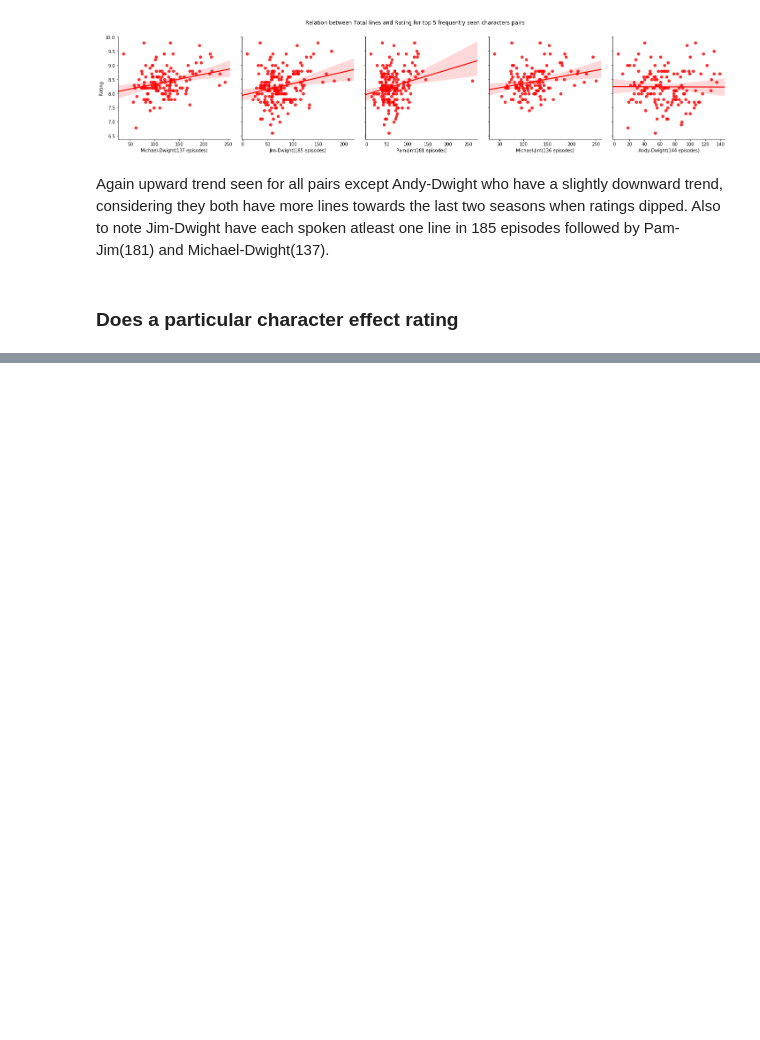
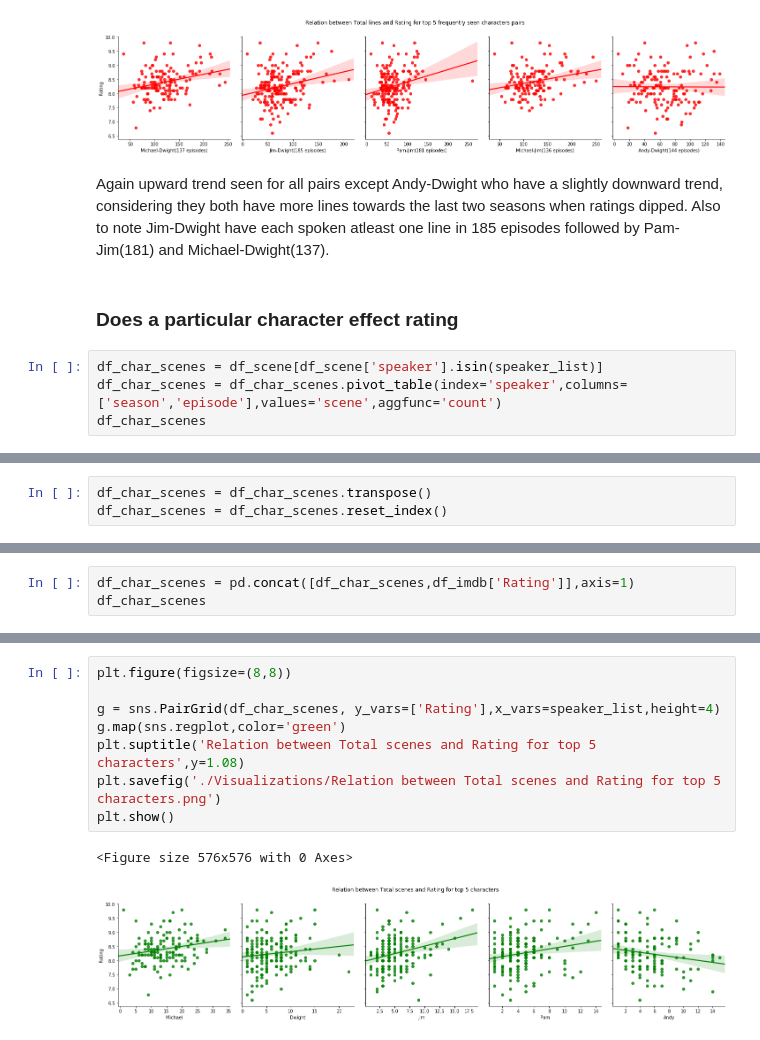
Before and after one commit to rameez471/The-Office-Dataset, a Jupyter notebook: EDA.ipynb, the cells around one changed output, grey strips where cells are left out. Drawn from its saved outputs; the diff is of its cells as text; blank space fills up the shorter version.

```diff
--- a/EDA.ipynb
+++ b/EDA.ipynb
@@ -1745,3 +1745,7 @@ plt.show()
 Again upward trend seen for all pairs except Andy-Dwight who have a slightly downward trend, considering they both have more lines towards the last two seasons when ratings dipped. Also to note Jim-Dwight have each spoken atleast one line in 185 episodes followed by Pam-Jim(181) and Michael-Dwight(137).
 # %% [markdown]
 ### Does a particular character effect rating
+# %%
+df_char_scenes = df_scene[df_scene['speaker'].isin(speaker_list)]
+df_char_scenes = df_char_scenes.pivot_table(index='speaker',columns=['season','episode'],values='scene',aggfunc='count')
+df_char_scenes
@@ -1747,0 +1762,3 @@ Again upward trend seen for all pairs except Andy-Dwight who have a slightly dow
+# %%
+df_char_scenes = df_char_scenes.transpose()
+df_char_scenes = df_char_scenes.reset_index()
@@ -1747,0 +1784,3 @@ Again upward trend seen for all pairs except Andy-Dwight who have a slightly dow
+# %%
+df_char_scenes = pd.concat([df_char_scenes,df_imdb['Rating']],axis=1)
+df_char_scenes
@@ -1747,0 +1801,11 @@ Again upward trend seen for all pairs except Andy-Dwight who have a slightly dow
+# %%
+plt.figure(figsize=(8,8))
+
+g = sns.PairGrid(df_char_scenes, y_vars=['Rating'],x_vars=speaker_list,height=4)
+g.map(sns.regplot,color='green')
+plt.suptitle('Relation between Total scenes and Rating for top 5 characters',y=1.08)
+plt.savefig('./Visualizations/Relation between Total scenes and Rating for top 5 characters.png')
+plt.show()
+# %% [output]
+<Figure size 576x576 with 0 Axes>
+[figure, added]
```
Also changed, not shown: parts of 19 cells of this notebook, 3 other files.
